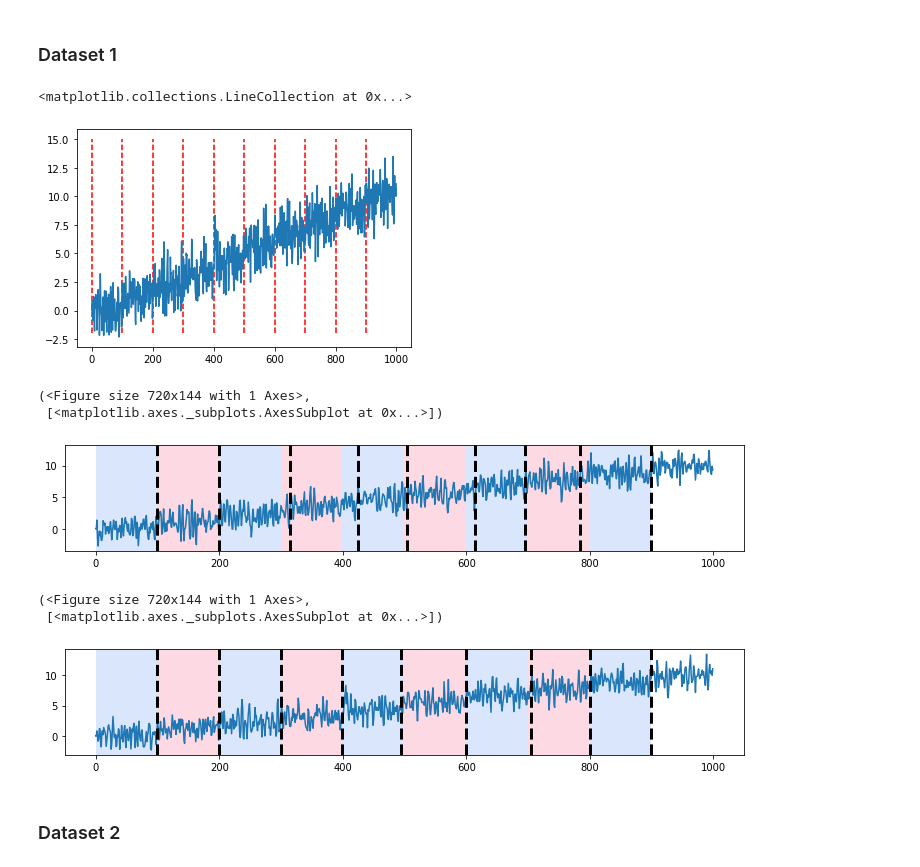
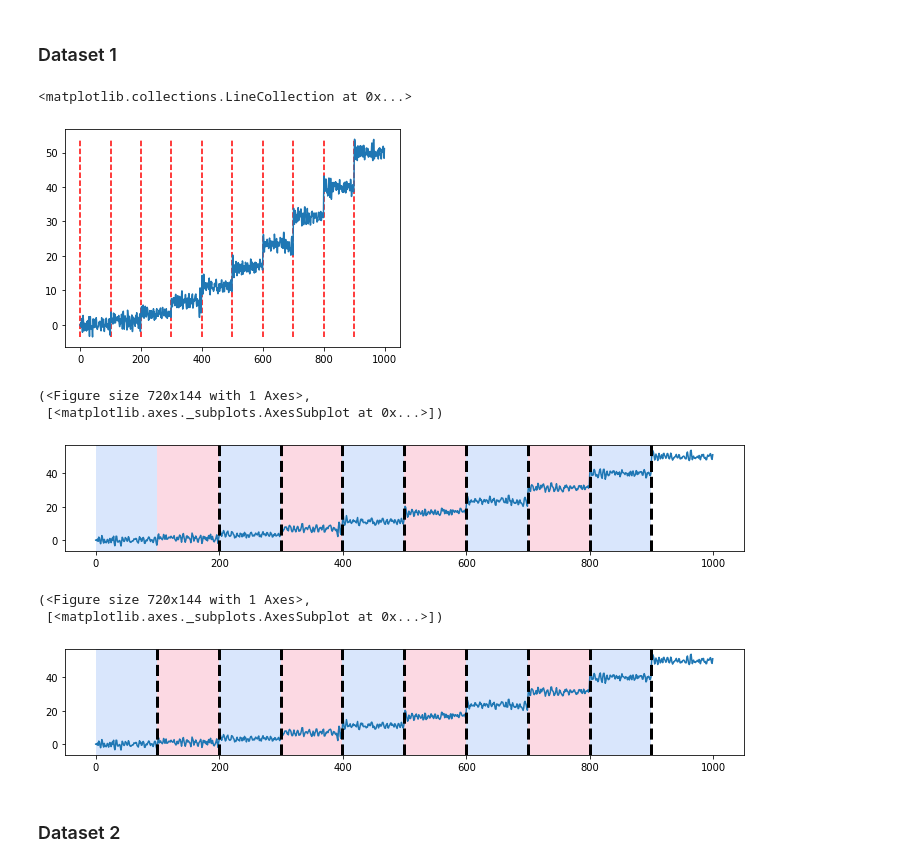
Before and after one commit to elch10/anomaly-detection, a Jupyter notebook: notebooks/rupture.ipynb, the cells around one changed output. Saved outputs shown, nothing was run; the diff lists cells and outputs as text; code cells hidden in the pictures.

```diff
--- a/notebooks/rupture.ipynb
+++ b/notebooks/rupture.ipynb
@@ -12,23 +12,23 @@ import ruptures as rpt
 # %% [markdown]
 ### Dataset 1
 # %%
+# Lets check algorithm on synthetic dataset
 n = 1000
 mean = 0
 step = 100
 true_change_points = []
 y = np.zeros(n, dtype=float)
 for i in range(2, n):
     if i % step == 0:
-        mean += 1
+        mean = mean + i // step
         true_change_points.append(i)
-
     y[i] = y[i-1]*0.6 - y[i-2]*0.5 + mean + np.random.randn()
 
 plt.plot(y)
-plt.vlines(list(range(0, n, step)), -2, 15, linestyle='--', colors='r')
+plt.vlines(list(range(0, n, step)), np.min(y), np.max(y), linestyle='--', colors='r')
 # %% [output]
 <matplotlib.collections.LineCollection at 0x...>
-[figure, old version]
+[figure, new version]
 # %%
 y = y.reshape(-1, 1)
 algo = rpt.Pelt(model="rbf", min_size=20, ).fit(y)
@@ -38,7 +38,7 @@ rpt.display(y, true_change_points, result)
 # %% [output]
 (<Figure size 720x144 with 1 Axes>,
  [<matplotlib.axes._subplots.AxesSubplot at 0x...>])
-[figure, old version]
+[figure, new version]
 # %%
 y = y.reshape(-1, 1)
 algo = rpt.Dynp(model="rbf", min_size=20, ).fit(y)
@@ -48,7 +48,7 @@ rpt.display(y, true_change_points, result)
 # %% [output]
 (<Figure size 720x144 with 1 Axes>,
  [<matplotlib.axes._subplots.AxesSubplot at 0x...>])
-[figure, old version]
+[figure, new version]
 # %% [markdown]
 ### Dataset 2
 # %%
```
Also changed, not shown: parts of 10 cells of this notebook, 8 other files.
